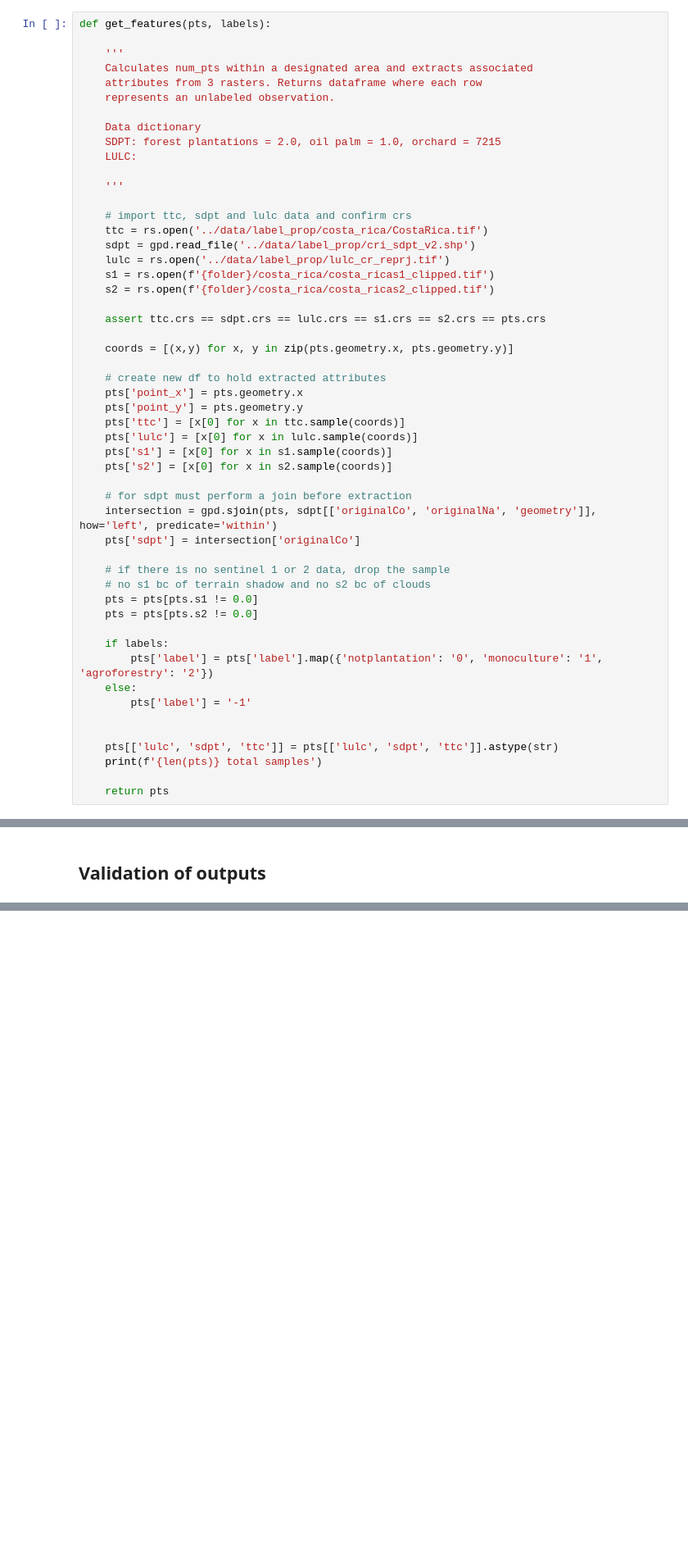
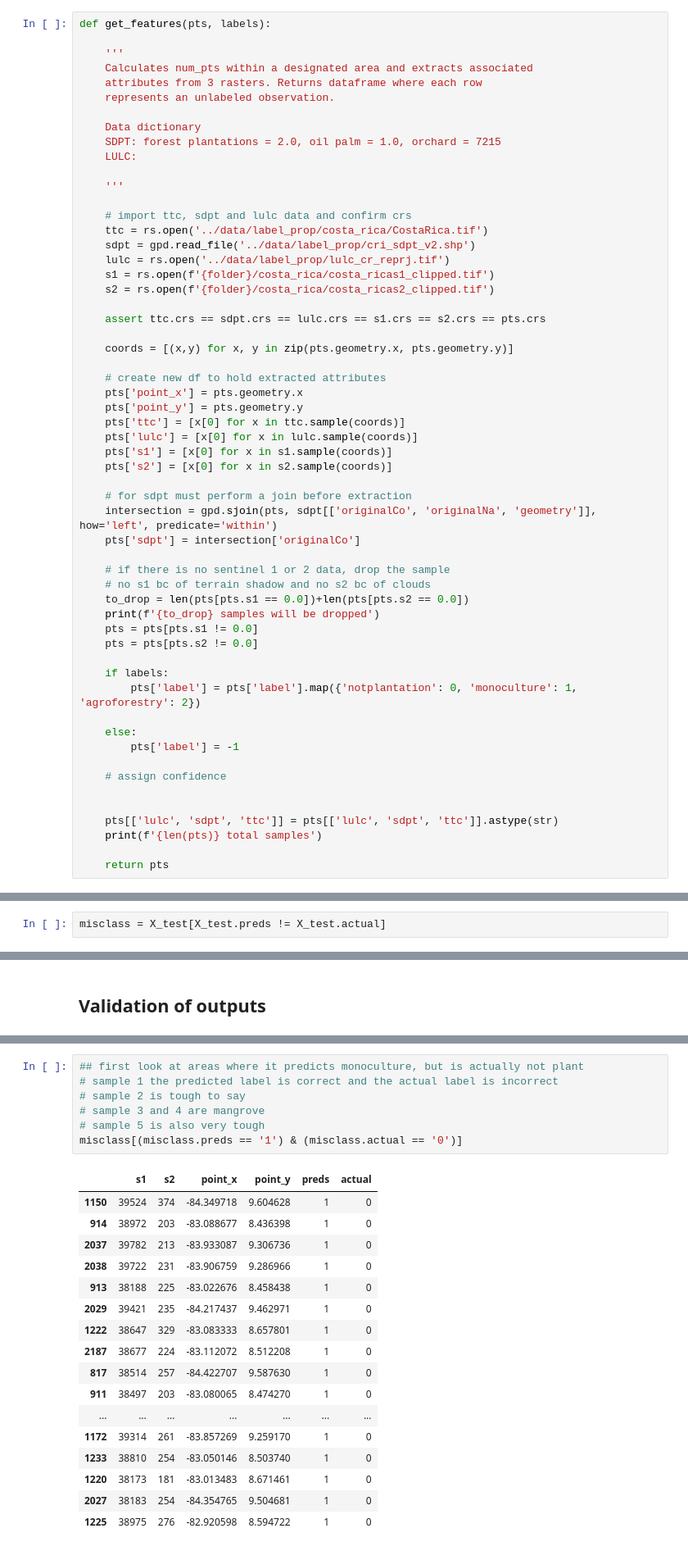
Before and after one commit to wri/plantation_classifier, a Jupyter notebook: notebooks/label_propagation.ipynb, the cells around one changed output, grey strips where cells are left out. Shown at 82% size. Drawn from its saved outputs; the diff is of its cells as text; blank space fills up the shorter version.

```diff
--- a/notebooks/label_propagation.ipynb
+++ b/notebooks/label_propagation.ipynb
@@ -196,13 +208,18 @@ def get_features(pts, labels):
 
     # if there is no sentinel 1 or 2 data, drop the sample
     # no s1 bc of terrain shadow and no s2 bc of clouds
+    to_drop = len(pts[pts.s1 == 0.0])+len(pts[pts.s2 == 0.0])
+    print(f'{to_drop} samples will be dropped')
     pts = pts[pts.s1 != 0.0]
     pts = pts[pts.s2 != 0.0]
 
     if labels:
-        pts['label'] = pts['label'].map({'notplantation': '0', 'monoculture': '1', 'agroforestry': '2'})
+        pts['label'] = pts['label'].map({'notplantation': 0, 'monoculture': 1, 'agroforestry': 2})
+
     else:
-        pts['label'] = '-1'
+        pts['label'] = -1
+
+    # assign confidence
 
 
     pts[['lulc', 'sdpt', 'ttc']] = pts[['lulc', 'sdpt', 'ttc']].astype(str)
@@ -448,0 +512,2 @@ array(['-1', '0', '1', '2'], dtype=object)
+# %%
+misclass = X_test[X_test.preds != X_test.actual]
@@ -450,0 +541,25 @@ array(['-1', '0', '1', '2'], dtype=object)
+# %%
+## first look at areas where it predicts monoculture, but is actually not plant
+# sample 1 the predicted label is correct and the actual label is incorrect
+# sample 2 is tough to say
+# sample 3 and 4 are mangrove
+# sample 5 is also very tough
+misclass[(misclass.preds == '1') & (misclass.actual == '0')]
+# %% [output]
+|  | s1 | s2 | point_x | point_y | preds | actual |
+| 1150 | 39524 | 374 | -84.349718 | 9.604628 | 1 | 0 |
+| 914 | 38972 | 203 | -83.088677 | 8.436398 | 1 | 0 |
+| 2037 | 39782 | 213 | -83.933087 | 9.306736 | 1 | 0 |
+| 2038 | 39722 | 231 | -83.906759 | 9.286966 | 1 | 0 |
+| 913 | 38188 | 225 | -83.022676 | 8.458438 | 1 | 0 |
+| 2029 | 39421 | 235 | -84.217437 | 9.462971 | 1 | 0 |
+| 1222 | 38647 | 329 | -83.083333 | 8.657801 | 1 | 0 |
+| 2187 | 38677 | 224 | -83.112072 | 8.512208 | 1 | 0 |
+| 817 | 38514 | 257 | -84.422707 | 9.587630 | 1 | 0 |
+| 911 | 38497 | 203 | -83.080065 | 8.474270 | 1 | 0 |
+| ... | ... | ... | ... | ... | ... | ... |
+| 1172 | 39314 | 261 | -83.857269 | 9.259170 | 1 | 0 |
+| 1233 | 38810 | 254 | -83.050146 | 8.503740 | 1 | 0 |
+| 1220 | 38173 | 181 | -83.013483 | 8.671461 | 1 | 0 |
+| 2027 | 38183 | 254 | -84.354765 | 9.504681 | 1 | 0 |
+| 1225 | 38975 | 276 | -82.920598 | 8.594722 | 1 | 0 |
```
Also changed, not shown: parts of 33 cells of this notebook.
